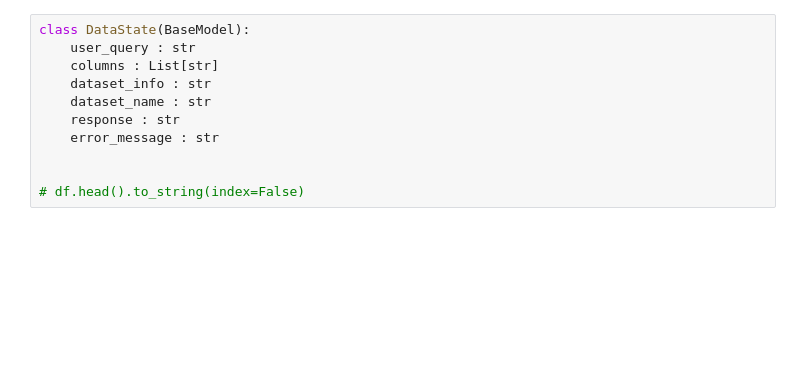
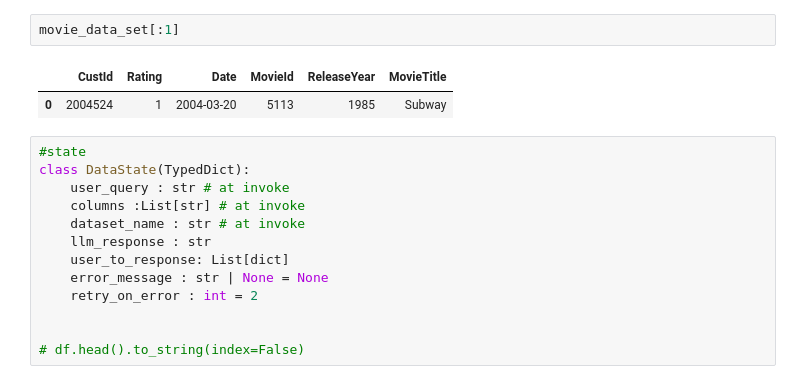
Before and after one commit to adityash97/DataScience, a Jupyter notebook: projects/netflix_data_analysis/app.ipynb, the cells around one changed output. Drawn from its saved outputs; the diff is of its cells as text; blank space fills up the shorter version.

```diff
--- a/projects/netflix_data_analysis/app.ipynb
+++ b/projects/netflix_data_analysis/app.ipynb
@@ -14,11 +26,18 @@ movie_data_set = pd.read_csv('./sample_100mb.csv')
+# %%
+movie_data_set[:1]
+# %% [output]
+|  | CustId | Rating | Date | MovieId | ReleaseYear | MovieTitle |
+| 0 | 2004524 | 1 | 2004-03-20 | 5113 | 1985 | Subway |
 # %%
-class DataState(BaseModel):
-    user_query : str
-    columns : List[str]
-    dataset_info : str
-    dataset_name : str
-    response : str
-    error_message : str
+#state
+class DataState(TypedDict):
+    user_query : str # at invoke
+    columns :List[str] # at invoke
+    dataset_name : str # at invoke
+    llm_response : str
+    user_to_response: List[dict]
+    error_message : str | None = None
+    retry_on_error : int = 2
 
 
 # df.head().to_string(index=False)
```
Also changed, not shown: parts of 9 cells of this notebook.
